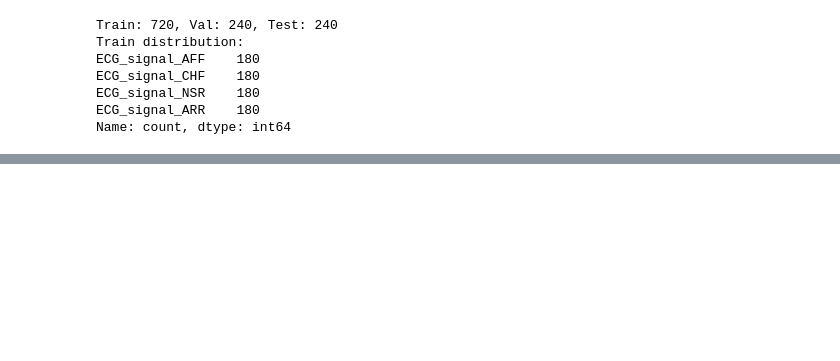
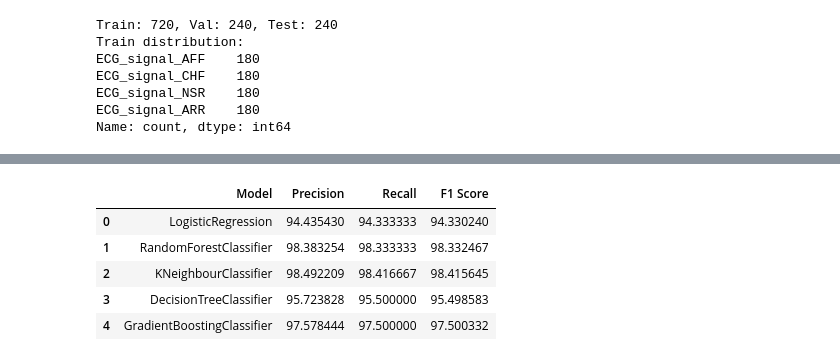
Before and after one commit to hamzakhamissa/DS3000, a Jupyter notebook: DS3000 Group Project.ipynb, the cells around one changed output, grey strips where cells are left out. Saved outputs shown, nothing was run; the diff lists cells and outputs as text; code cells hidden in the pictures; blank space fills up the shorter version.

```diff
--- a/DS3000 Group Project.ipynb
+++ b/DS3000 Group Project.ipynb
@@ -274,0 +612,40 @@ Name: count, dtype: int64
+# %%
+# 5-fold stratified CV
+
+X_all = df_encoded[features_final]
+y_all = y_labels
+skf = StratifiedKFold(n_splits=5, shuffle=True, random_state=42)
+
+# Define models as pipelines (imputer + optional scaler + classifier)
+models = {
+    "LogisticRegression": log_reg_pipeline,
+    "RandomForestClassifier": rf_pipeline,
+    "KNeighbourClassifier": knn_best_pipeline, # k=3
+    "DecisionTreeClassifier": dt_pipeline,
+    "GradientBoostingClassifier": gb_pipeline,
+}
+
+# Run CV and collect macro P/R/F1 for each model
+results = []
+
+for name, pipe in models.items():
+    cv_scores = cross_validate(
+        pipe, X_all, y_all, cv=skf,
+        scoring=['precision_macro', 'recall_macro', 'f1_macro']
+    )
+    results.append({
+        "Model": name,
+        "Precision": cv_scores['test_precision_macro'].mean() * 100,
+        "Recall":    cv_scores['test_recall_macro'].mean() * 100,
+        "F1 Score":  cv_scores['test_f1_macro'].mean() * 100
+    })
+
+results_df = pd.DataFrame(results)
+results_df
+# %% [output]
+|  | Model | Precision | Recall | F1 Score |
+| 0 | LogisticRegression | 94.435430 | 94.333333 | 94.330240 |
+| 1 | RandomForestClassifier | 98.383254 | 98.333333 | 98.332467 |
+| 2 | KNeighbourClassifier | 98.492209 | 98.416667 | 98.415645 |
+| 3 | DecisionTreeClassifier | 95.723828 | 95.500000 | 95.498583 |
+| 4 | GradientBoostingClassifier | 97.578444 | 97.500000 | 97.500332 |
```
Also changed, not shown: parts of 17 cells of this notebook.
